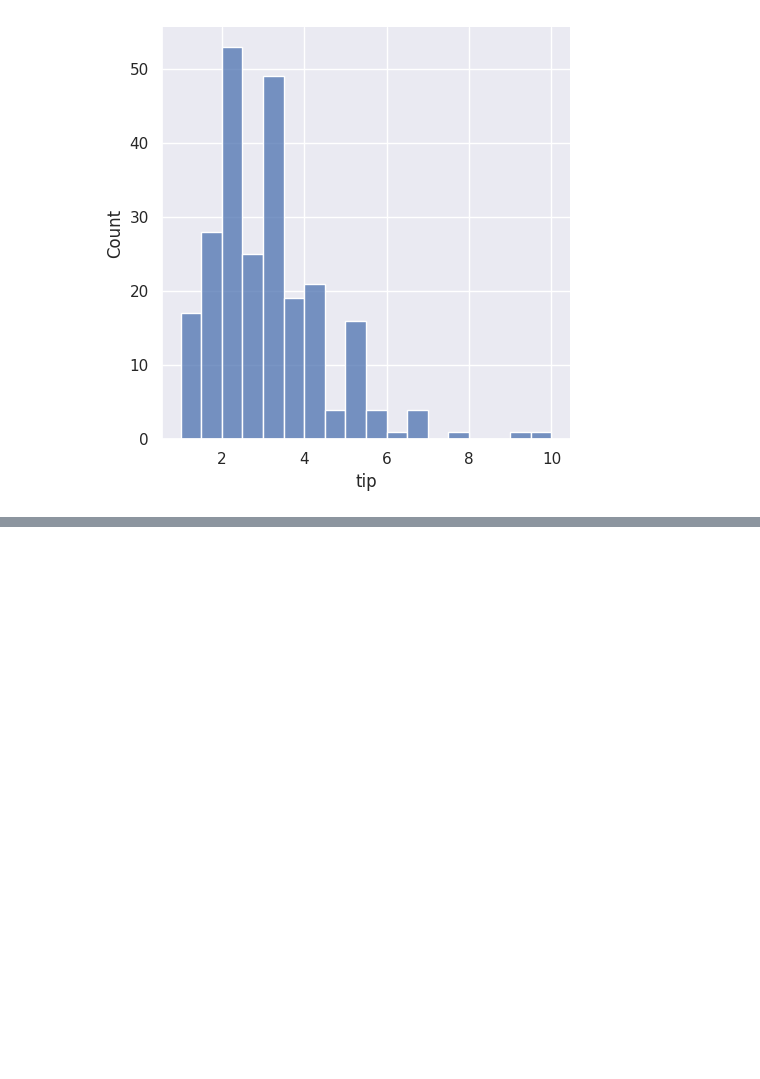
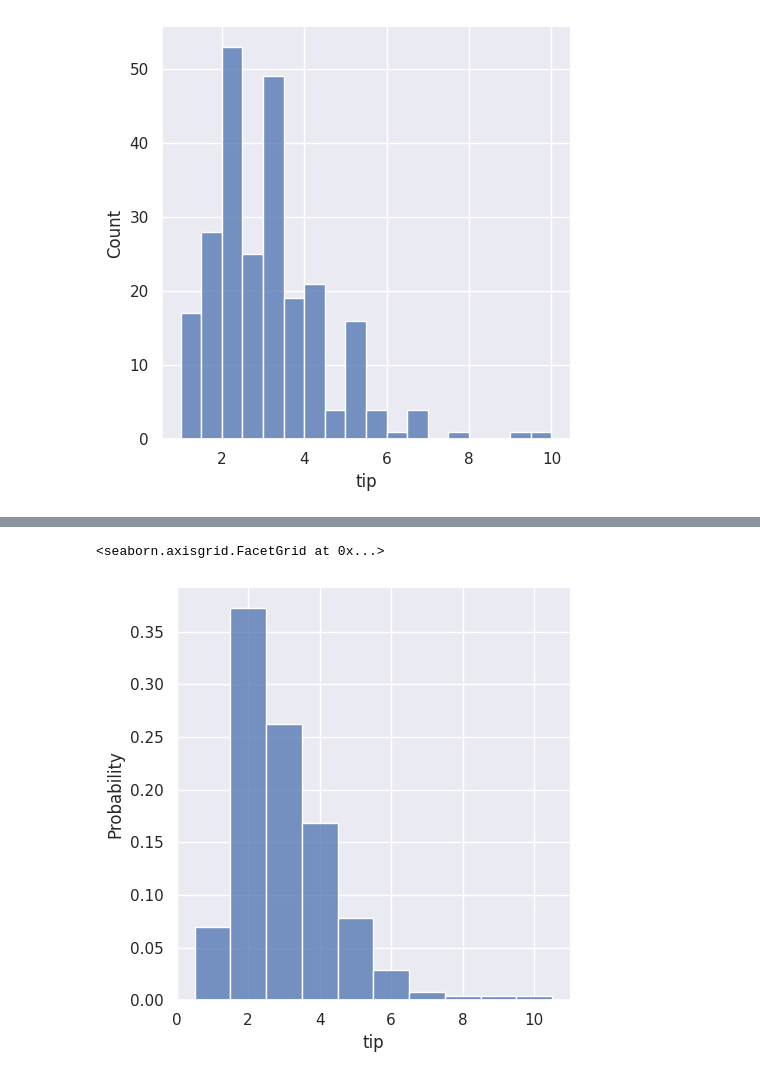
Before and after one commit to cucumberian/mathshub, a Jupyter notebook: lesson-17_seminar/lesson-17-mt.ipynb, the cells around one changed output, grey strips where cells are left out. Saved outputs shown, nothing was run; the diff lists cells and outputs as text; code cells hidden in the pictures; blank space fills up the shorter version.

```diff
--- a/lesson-17_seminar/lesson-17-mt.ipynb
+++ b/lesson-17_seminar/lesson-17-mt.ipynb
@@ -216,0 +266,6 @@ sns.displot(data=tips, x='tip',);
+# %%
+# вместо абсолютных значений вывести вероятность
+sns.displot(data=tips_rounded, x='tip', stat='probability', discrete=True)
+# %% [output]
+<seaborn.axisgrid.FacetGrid at 0x...>
+[figure, added]
```
Also changed, not shown: parts of 12 cells of this notebook.
